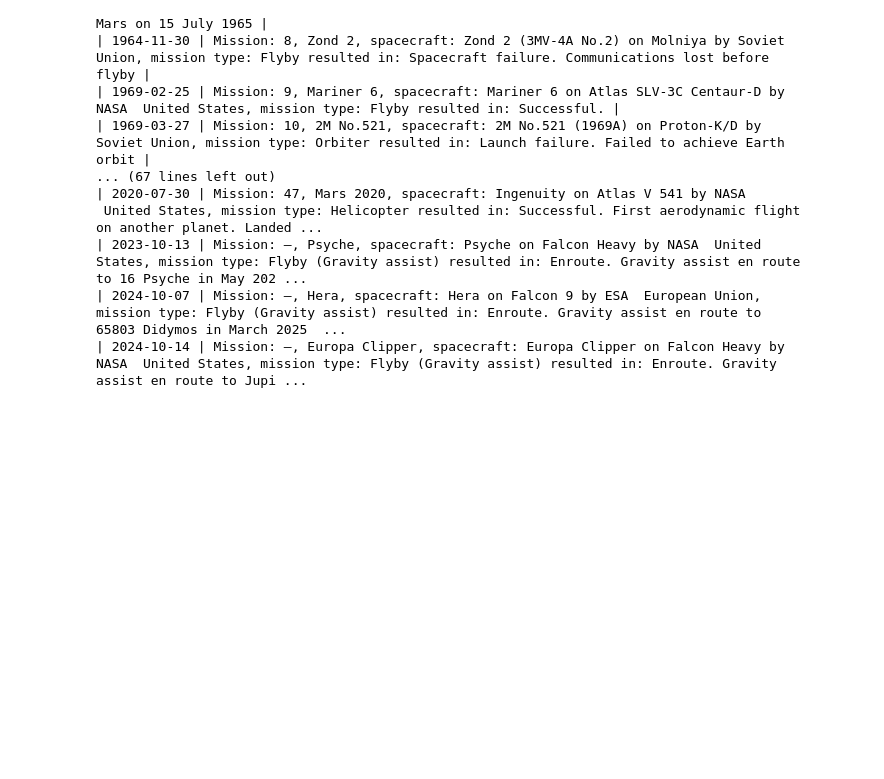
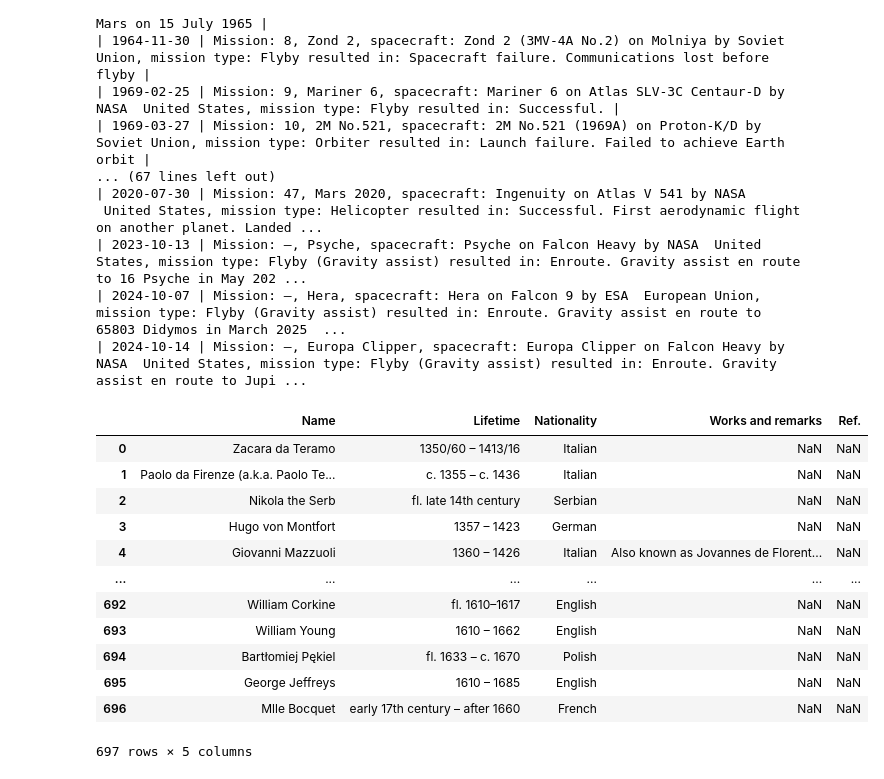
Before and after one commit to domschl/EbookTools, a Jupyter notebook: wiki_exporter_hist.ipynb, the cells around one changed output. Drawn from its saved outputs; the diff is of its cells as text; code cells hidden in the pictures; blank space fills up the shorter version.

```diff
--- a/wiki_exporter_hist.ipynb
+++ b/wiki_exporter_hist.ipynb
@@ -1059,3 +1079,22 @@ for i, row in enumerate(tables[3].iterrows()):
 | 2023-10-13 | Mission: –, Psyche, spacecraft: Psyche on Falcon Heavy by NASA  United States, mission type: Flyby (Gravity assist) resulted in: Enroute. Gravity assist en route to 16 Psyche in May 202 ...
 | 2024-10-07 | Mission: –, Hera, spacecraft: Hera on Falcon 9 by ESA  European Union, mission type: Flyby (Gravity assist) resulted in: Enroute. Gravity assist en route to 65803 Didymos in March 2025  ...
 | 2024-10-14 | Mission: –, Europa Clipper, spacecraft: Europa Clipper on Falcon Heavy by NASA  United States, mission type: Flyby (Gravity assist) resulted in: Enroute. Gravity assist en route to Jupi ...
+# %%
+url="https://en.wikipedia.org/wiki/List_of_Renaissance_composers"
+tables = pd.read_html(url)
+# %%
+tables[3]
+# %% [output]
+|  | Name | Lifetime | Nationality | Works and remarks | Ref. |
+| 0 | Zacara da Teramo | 1350/60 – 1413/16 | Italian | NaN | NaN |
+| 1 | Paolo da Firenze (a.k.a. Paolo Te... | c. 1355 – c. 1436 | Italian | NaN | NaN |
+| 2 | Nikola the Serb | fl. late 14th century | Serbian | NaN | NaN |
+| 3 | Hugo von Montfort | 1357 – 1423 | German | NaN | NaN |
+| 4 | Giovanni Mazzuoli | 1360 – 1426 | Italian | Also known as Jovannes de Florent... | NaN |
+| ... | ... | ... | ... | ... | ... |
+| 692 | William Corkine | fl. 1610–1617 | English | NaN | NaN |
+| 693 | William Young | 1610 – 1662 | English | NaN | NaN |
+| 694 | Bartłomiej Pękiel | fl. 1633 – c. 1670 | Polish | NaN | NaN |
+| 695 | George Jeffreys | 1610 – 1685 | English | NaN | NaN |
+| 696 | Mlle Bocquet | early 17th century – after 1660 | French | NaN | NaN |
+697 rows × 5 columns
```
Also changed, not shown: parts of 6 cells of this notebook.
